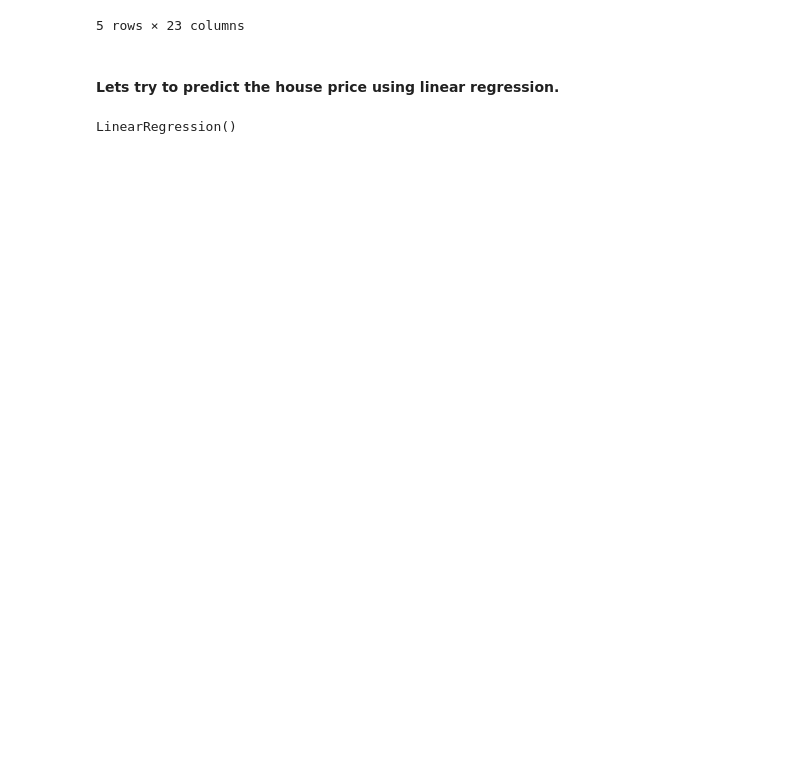
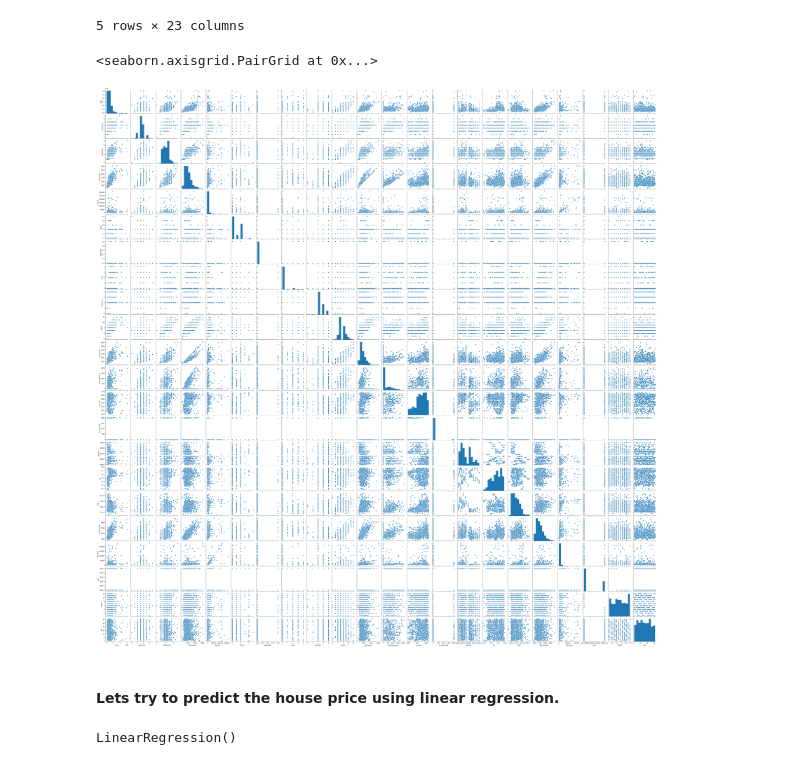
Before and after one commit to TumbleHood/data-science-intro, a Jupyter notebook: Regression.ipynb, the cells around one changed output. Cells and saved outputs as stored; diff of their text form; code cells hidden in the pictures; blank space fills up the shorter version.

```diff
--- a/Regression.ipynb
+++ b/Regression.ipynb
@@ -108,6 +108,12 @@ df.head()
 | 3 | 2014-12-09 | 604000.0 | 4 | 3.00 | 1960 | 5000 | 1.0 | 0 | 0 | 5 | ... |
 | 4 | 2015-02-18 | 510000.0 | 3 | 2.00 | 1680 | 8080 | 1.0 | 0 | 0 | 3 | ... |
 5 rows × 23 columns
+# %%
+import seaborn as sns
+sns.pairplot(df[:1000])
+# %% [output]
+<seaborn.axisgrid.PairGrid at 0x...>
+[figure, added]
 # %% [markdown]
 #### Lets try to predict the house price using linear regression.
 # %%
```
Also changed, not shown: parts of 8 cells of this notebook, 1 other file.
